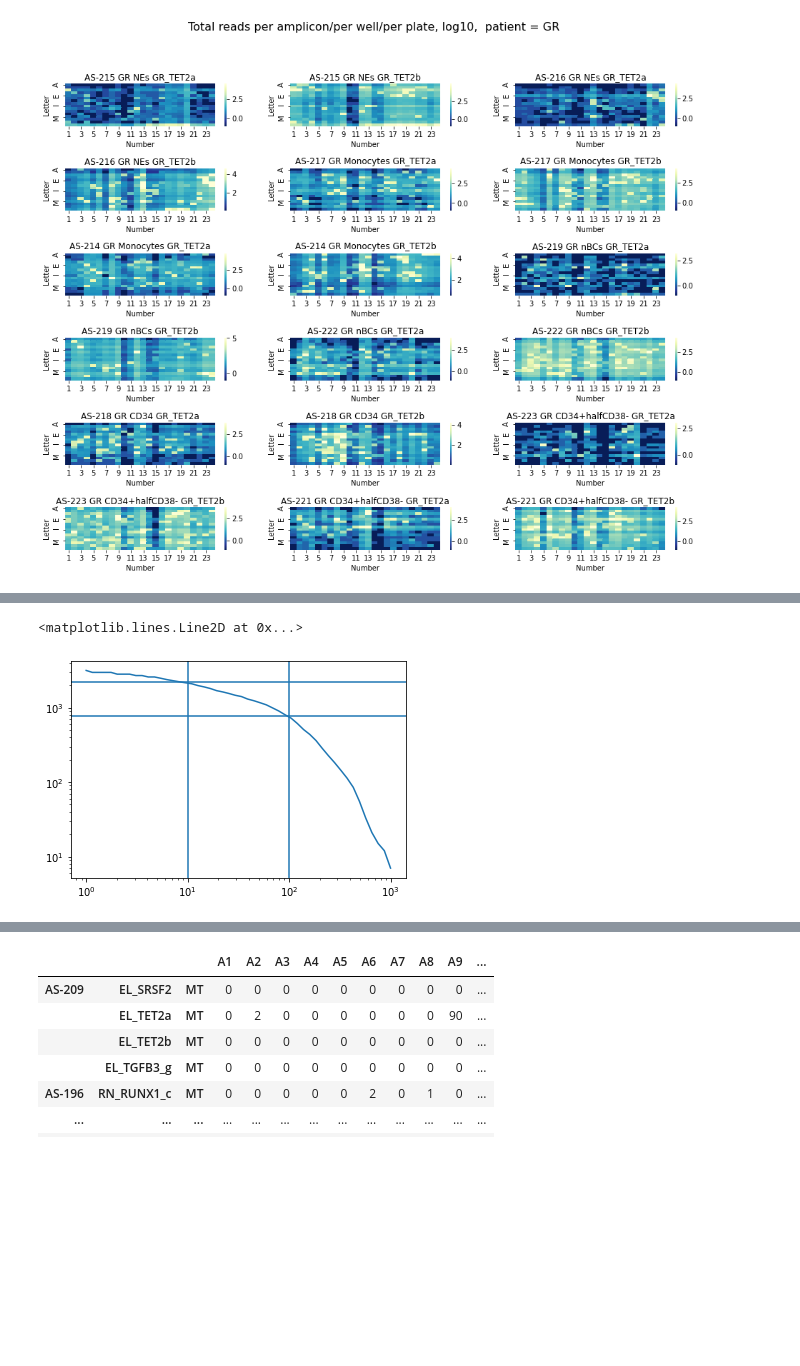
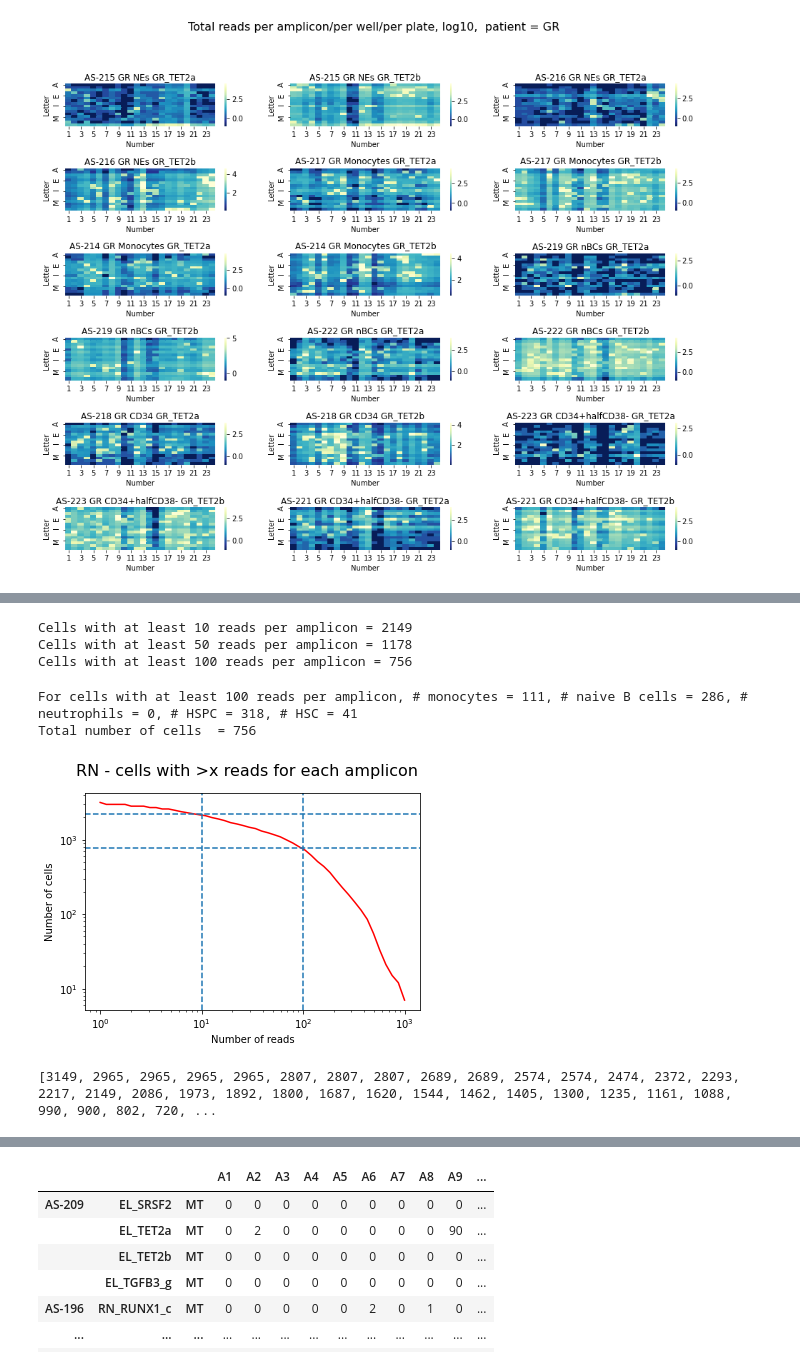
Before and after one commit to AnnatinaSchnegg/AS_amplicons, a Jupyter notebook: Code/Reads per amplicon per plate.ipynb, the cells around one changed output, grey strips where cells are left out. Drawn from its saved outputs; the diff is of its cells as text; code cells hidden in the pictures; blank space fills up the shorter version.

```diff
--- a/Code/Reads per amplicon per plate.ipynb
+++ b/Code/Reads per amplicon per plate.ipynb
@@ -336,17 +321,73 @@ amp_counts_RN.loc[(amp_counts_RN >= 100).all(axis=1)]
+# %%
+#idx = (amp_counts_RN >= 100).all(axis=1) <----Fabio's help
+#idx.index[idx]
+cells100 = amp_counts_RN.loc[(amp_counts_RN >= 100).all(axis=1)]
+cells50 = amp_counts_RN.loc[(amp_counts_RN >= 50).all(axis=1)]
+cells10 = amp_counts_RN.loc[(amp_counts_RN >= 10).all(axis=1)]
+
+print('Cells with at least 10 reads per amplicon = ' + str(cells10.shape[0]))
+print('Cells with at least 50 reads per amplicon = ' + str(cells50.shape[0]))
+print('Cells with at least 100 reads per amplicon = ' + str(cells100.shape[0]))
+# %% [output]
+Cells with at least 10 reads per amplicon = 2149
+Cells with at least 50 reads per amplicon = 1178
+Cells with at least 100 reads per amplicon = 756
+# %%
+#How many cells for each cell type?
+
+blah = read_filter_RN.index.tolist()
+mono = 0
+nBC = 0
+NE = 0
+HSPC = 0
+HSC = 0
+
+for b in blah:
+    if 'Monocyte' in b:
+        mono = mono + 1
+
+    elif 'nBC' in b:
+        nBC = nBC + 1
+
+    elif 'NE' in b:
+        NE = NE + 1
+
+    elif 'CD34+' in b:
+        HSC = HSC + 1
+
+    else:
+        HSPC = HSPC + 1
+
+print('For cells with at least 100 reads per amplicon, # monocytes = ' + str(mono) + ', # naive B cells = ' + str(nBC) +', # neutrophils = ' + str(NE) + ', # HSPC = ' +str(HSPC) + ', # HSC = ' +str(HSC))
+print('Total number of cells  = ' +str(mono + nBC + NE + HSC + HSPC))
+# %% [output]
+For cells with at least 100 reads per amplicon, # monocytes = 111, # naive B cells = 286, # neutrophils = 0, # HSPC = 318, # HSC = 41
+Total number of cells  = 756
 # %%
-x = np.logspace(0, 3, 50)
-y = [amp_counts_RN.loc[(amp_counts_RN >= xi).all(axis=1)].shape[0] for xi in x]
+#Fabio's code to plot the output - this is a really useful way to look at data
+x = np.logspace(0, 3, 50)   #sets the axis space - returns from log 0 to log 3 in 50 equal increments
+y = [amp_counts_RN.loc[(amp_counts_RN >= xi).all(axis=1)].shape[0] for xi in x] #This filters the df to contain the number
+#of cells (rows) that meet each iteration, and shape[0] essentially returns the number of rows (ie/ the dimension on axis = 0)
 fig, ax = plt.subplots()
-ax.plot(x, y)
+ax.plot(x, y, color = 'red')
 ax.set_yscale('log')
 ax.set_xscale('log')
-ax.axvline(10)
-ax.axvline(100)
-ax.axhline(2200)
-ax.axhline(780)
+ax.axvline(10, ls = '--')
+ax.axvline(100, ls = '--')
+ax.axhline(2200, ls = '--')
+ax.axhline(780, ls = '--')
+ax.set_xlabel('Number of reads')
+ax.set_ylabel('Number of cells')
+
+fig.suptitle('RN - cells with >x reads for each amplicon', fontsize=16)
+fig.savefig('../Results/Amp_counts/RN_amp_counts_per_cell.png',dpi=600)
 # %% [output]
-<matplotlib.lines.Line2D at 0x...>
-[figure, old version]
+[figure, new version]
+# %%
+y = [amp_counts_RN.loc[(amp_counts_RN >= xi).all(axis=1)].shape[0] for xi in x]
+print(y)
+# %% [output]
+[3149, 2965, 2965, 2965, 2965, 2807, 2807, 2807, 2689, 2689, 2574, 2574, 2474, 2372, 2293, 2217, 2149, 2086, 1973, 1892, 1800, 1687, 1620, 1544, 1462, 1405, 1300, 1235, 1161, 1088, 990, 900, 802, 720, ...
 # %%
 dff = pd.read_csv('../Data/allele_counts.tsv', header = [0,1,2], index_col = 0, sep='\t').T
 dff['amplicon']  = dff.index.get_level_values(1)
```
Also changed, not shown: parts of 4 cells of this notebook, 9 other files.
